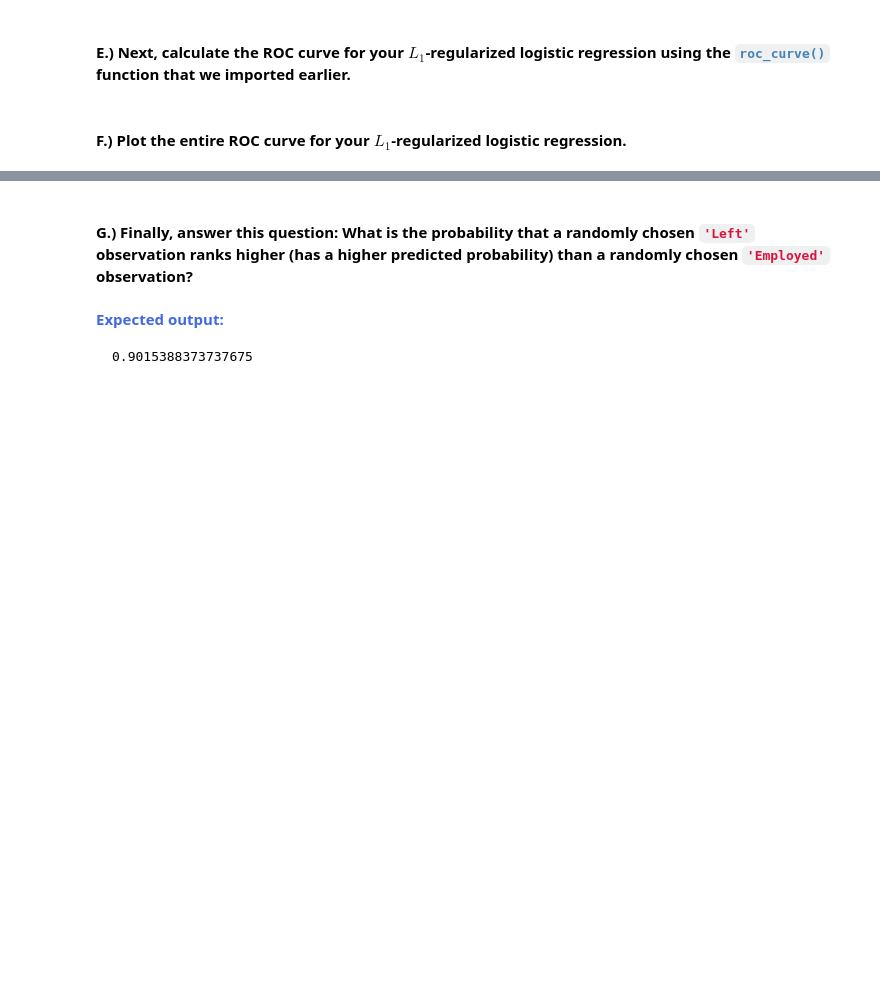
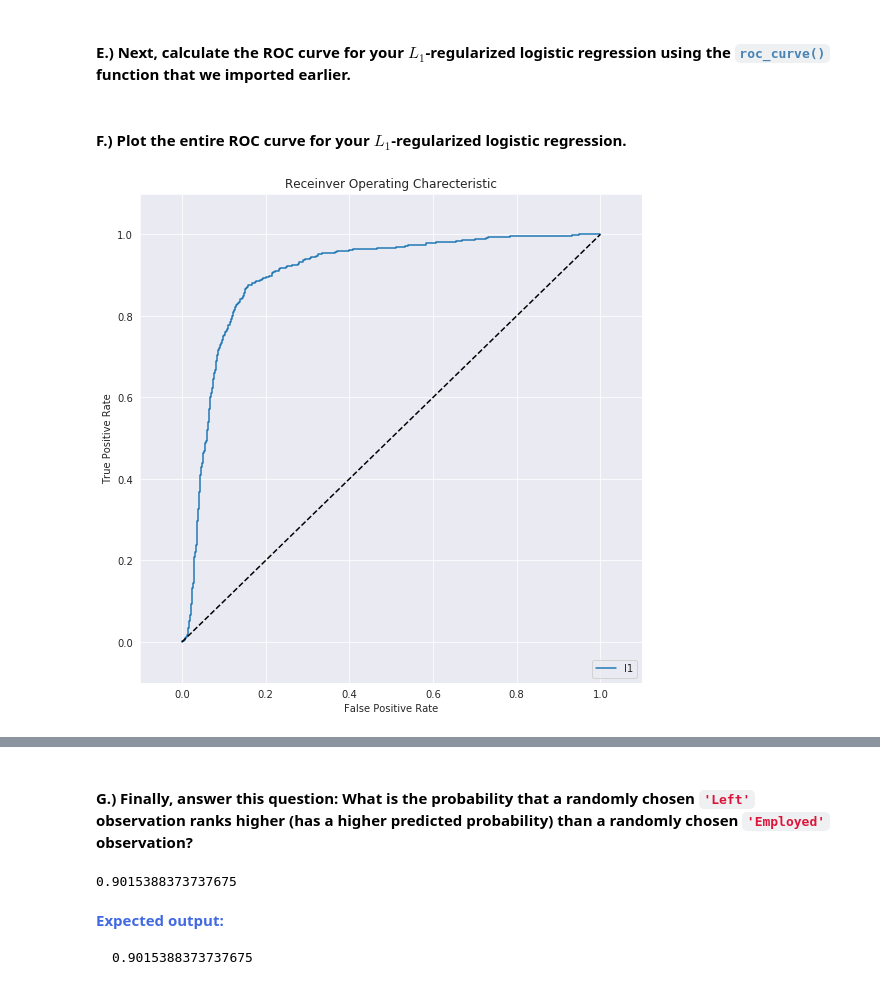
Before and after one commit to cedricsoares/elite_data_science, a Jupyter notebook: 4 - Workbook - Model Evaluation.ipynb, the cells around one changed output, grey strips where cells are left out. Drawn from its saved outputs; the diff is of its cells as text; code cells hidden in the pictures; blank space fills up the shorter version.

```diff
--- a/4 - Workbook - Model Evaluation.ipynb
+++ b/4 - Workbook - Model Evaluation.ipynb
@@ -337,6 +524,13 @@ Remember, for Lasso, Ridge, and Elastic-Net, this was <code style="color:steelbl
 #### E.) Finally, now that we have all of our hyperparameters declared, let's store them in a dictionary for ease of access.
 * Create a <code style="color:steelblue">hyperparameters</code> dictionary.
 * Use the same keys as in the <code style="color:steelblue">pipelines</code> dictionary.
+# %%
+hyperparameters = {
+    'l1' : l1__hyperparameters,
+    'l2' : l2__hyperparameters,
+    'rf' : rf__hyperparameters,
+    'gb' : gb__hyperparameters
+}
 # %% [markdown]
 ## <span style="color:RoyalBlue">Exercise 4.4 - Fit and Tune Models with Cross-Validation</span>
 
@@ -352,3 +546,14 @@ Now that we have our <code style="color:steelblue">pipelines</code> and <code st
 * (Optionally) You can set <code style="color:steelblue">n_jobs=<span style="color:crimson">-1</span></code> to use as many cores as available on your computer.
 
 This step can take a few minutes, so please be patient. After kicking off your model training loop, feel free to get up, walk around, grab a beverage, etc.
+# %%
+fitted_models = {}
+
+for name, pipeline in pipelines.items() :
+    model = GridSearchCV(pipeline, hyperparameters[name], cv= 10, n_jobs= -1)
+
+    model.fit(X_train, y_train)
+
+    fitted_models[name] = model
+
+    print(f'{name} has been fitted')
@@ -397,3 +625,7 @@ However, as you'll remember from the Coding Section, straight accuracy is not al
 # %% [markdown]
 #### D.) Next, get the predicted positive class probabilities from your $L_1$-regularized logistic regression and display the first 10.
 * Note, for clarity, we rounded to 2 decimals.
+# %%
+pred_proba_l1 = fitted_models['l1'].predict_proba(X_test)
+pred_proba_l1 = [ p[1] for p in pred_proba_l1]
+print(np.round(pred_proba_l1[:10], 2))
@@ -404,13 +638,39 @@ However, as you'll remember from the Coding Section, straight accuracy is not al
 </pre>
 # %% [markdown]
 #### E.) Next, calculate the ROC curve for your $L_1$-regularized logistic regression using the <code style="color:steelblue">roc_curve()</code> function that we imported earlier.
+# %%
+fpr, tpr, thresholds = roc_curve(y_test, pred_proba_l1)
 # %% [markdown]
 #### F.) Plot the entire ROC curve for your $L_1$-regularized logistic regression.
+# %%
+# Innitialize figuez
+fig = plt.figure(figsize=(9,9))
+plt.title('Receinver Operating Charecteristic')
+
+# Plot ROC curve
+plt.plot(fpr, tpr, label='l1')
+plt.legend(loc='lower right')
+
+# Diagonal 45 degree line
+plt.plot([0,1], [0,1], 'k--')
+
+# Axes limits and labels
+plt.xlim([-0.1, 1.1])
+plt.ylim([-0.1, 1.1])
+plt.ylabel('True Positive Rate')
+plt.xlabel('False Positive Rate')
+plt.show()
+# %% [output]
+[figure, added]
 # %% [markdown]
 <strong style="color:RoyalBlue">Expected output:</strong>
 <img src="embedded-picture-1">
 # %% [markdown]
 #### G.) Finally, answer this question: What is the probability that a randomly chosen <code style="color:crimson">'Left'</code> observation ranks higher (has a higher predicted probability) than a randomly chosen <code style="color:crimson">'Employed'</code> observation?
+# %%
+roc_auc_score(y_test, pred_proba_l1)
+# %% [output]
+0.9015388373737675
 # %% [markdown]
 <strong style="color:RoyalBlue">Expected output:</strong>
 <pre>
```
Also changed, not shown: parts of 31 cells of this notebook, 3 other files.
